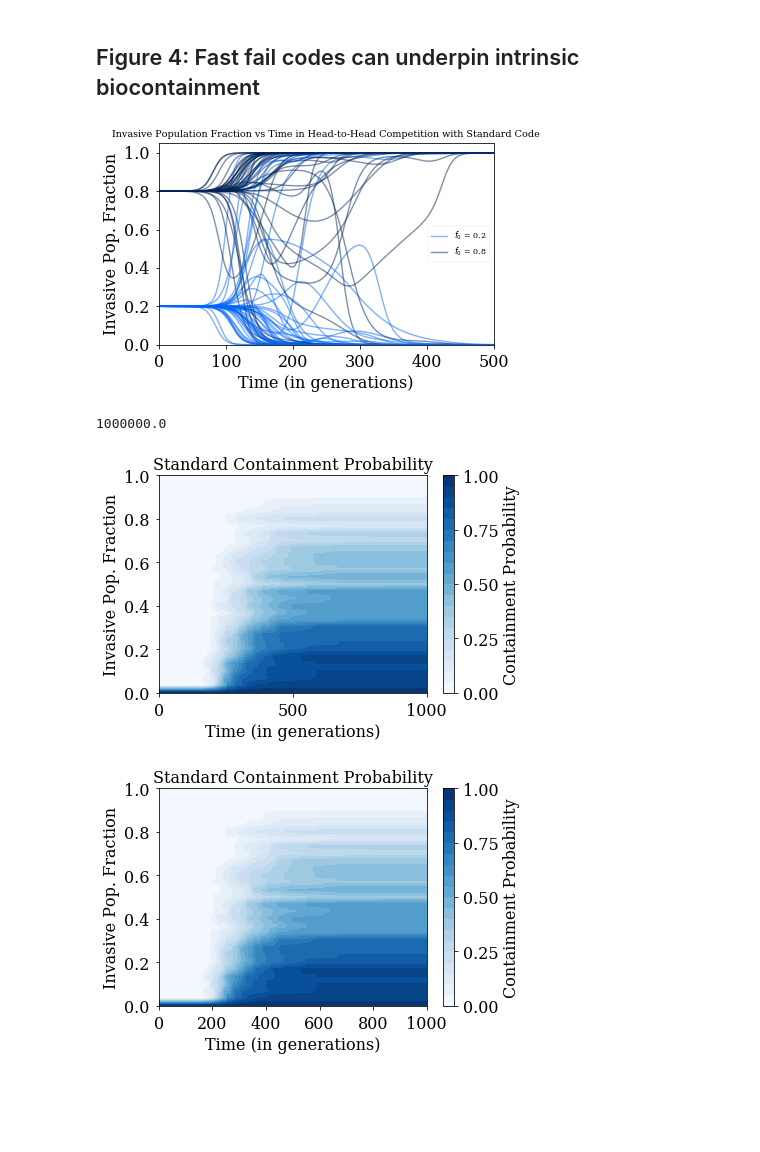
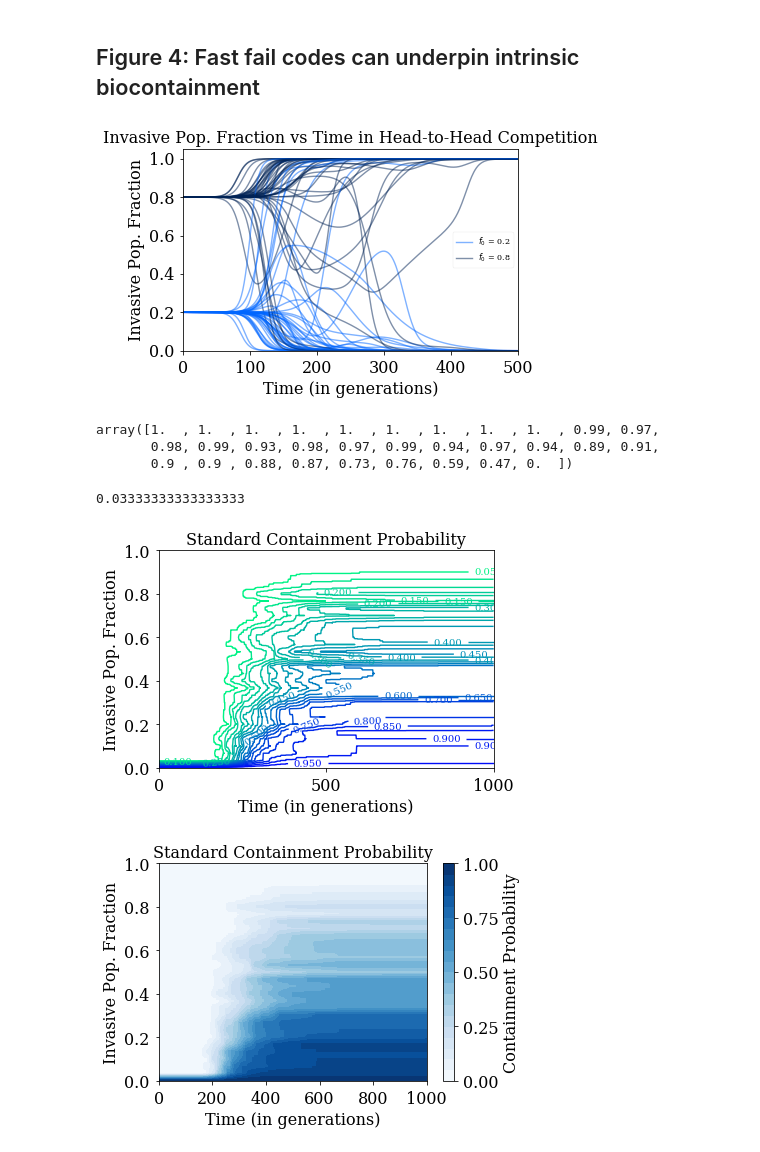
Before and after one commit to EndyLab/codon-tables, a Jupyter notebook: notebooks/fast_fail_figs.ipynb, the cells around one changed output. Saved outputs shown, nothing was run; the diff lists cells and outputs as text; code cells hidden in the pictures; blank space fills up the shorter version.

```diff
--- a/notebooks/fast_fail_figs.ipynb
+++ b/notebooks/fast_fail_figs.ipynb
@@ -307,6 +307,20 @@ red14.codonTable
 #############
 # Figure 3a #
 #############
+
+# control aesthetics
+sns.set_style('white')
+sns.set_style('ticks')
+
+labelsize=16
+width = 4
+height = width / 1.618
+
+plt.rc('font', family='serif')
+plt.rc('xtick', labelsize=labelsize)
+plt.rc('ytick', labelsize=labelsize)
+plt.rc('axes', labelsize=labelsize)
+
 # populate sim
 LUCA = strain(N_pop=1e6, fitness=0, mu=2e-5)
 sim = thunderflask(LUCA)
@@ -347,7 +361,7 @@ with sns.axes_style("white"):
             pop = bact.poptrace
             plt.semilogy(t, pop, color=smallcolors[i-n_big])
 
-plt.xlabel('Time (in generations)')
+plt.xlabel('Time (in generations)', fontsize=labelsize)
 plt.ylabel('Population Size')
 plt.title('Standard Code: Population Traces for Established Strains')
 plt.xlim([T_curr, T_sim])
@@ -453,18 +467,17 @@ DF = pd.DataFrame()
 filenames = [
     '/home/jonathan/Lab/ATD/codon-tables/data/manuscript/N=1e6_b=1_l=2/Standard_Code_1/output/2018-03-23_Standard_Code_1_concatenated.pickle', # standard code
     '/home/jonathan/Dropbox/Lab/ATD/codon-tables/data/manuscript/N=1e6_b=1_l=2/Colorado_0/output/2018-03-23_Colorado_0_concatenated.pickle', # colorado
-#     '/home/jonathan/Dropbox/Lab/ATD/codon-tables/data/manuscript/N=1e6_b=1_l=2/FF20_0/output/2018-03-23_FF20_0_concatenated.pickle', # FF20
-#     '/home/jonathan/Dropbox/Lab/ATD/codon-tables/data/manuscript/N=1e6_b=1_l=2/FF16_0/output/2018-03-23_FF16_0_concatenated.pickle', # FF16
-#     '/home/jonathan/Lab/ATD/codon-tables/data/manuscript/N=1e6_b=1_l=2/RED20_0/output/2018-04-10_RED20_0_concatenated.pickle', # RED20
-#     '/home/jonathan/Lab/ATD/codon-tables/data/manuscript/N=1e6_b=1_l=2/RED14_0/output/2018-04-10_RED14_0_concatenated.pickle', # RED14
-#     '/home/jonathan/Lab/ATD/codon-tables/data/manuscript/N=1e6_b=1_l=2/PROMISC20_0/output/2018-04-12_PROMISC20_0_concatenated.pickle' # PROMISC20
+    '/home/jonathan/Dropbox/Lab/ATD/codon-tables/data/manuscript/N=1e6_b=1_l=2/FF20_0/output/2018-03-23_FF20_0_concatenated.pickle', # FF20
+    '/home/jonathan/Dropbox/Lab/ATD/codon-tables/data/manuscript/N=1e6_b=1_l=2/FF16_0/output/2018-03-23_FF16_0_concatenated.pickle', # FF16
+    '/home/jonathan/Lab/ATD/codon-tables/data/manuscript/N=1e6_b=1_l=2/RED20_0/output/2018-04-10_RED20_0_concatenated.pickle', # RED20
+    '/home/jonathan/Lab/ATD/codon-tables/data/manuscript/N=1e6_b=1_l=2/RED14_0/output/2018-04-10_RED14_0_concatenated.pickle', # RED14
+    '/home/jonathan/Lab/ATD/codon-tables/data/manuscript/N=1e6_b=1_l=2/PROMISC20_0/output/2018-04-14_PROMISC20_0_concatenated.pickle' # PROMISC20
 ]
 # get dataframes
+dfs = []
 for file in filenames:
     with open(file, 'rb') as handle:
-        df = pickle.load(handle)
-        df = df.loc[(df['time'] < 10)]
-        DF = pd.concat([DF, df])
-        del df
+        dfs.append(pickle.load(handle).loc[9999])
+DF = pd.concat(dfs, copy=False)
 # with open(filenames[0], 'rb') as handle:
 #     df = pickle.load(handle)
@@ -845,35 +915,35 @@ for sim in sims:
         lildf = df.loc[df['sim'] == sim]
         n_0 = lildf['N_0'][0]/1e6
         line, color = linestyle[str(n_0)]
         if n_0 == lowfrac:
             if label_small:
                 label = r'$f_0$ = {0}'.format(lowfrac)
                 label_small = False
             else:
                 label = ''
         else:
             if label_large:
                 label = r'$f_0$ = {0}'.format(highfrac)
                 label_large = False
             else:
                 label = ''
         plt.plot(lildf['time'], lildf['popfrac'], line, label=label, color=color, alpha=alpha)
 
 plt.ylim([0,1.05])
 plt.xlim([0,500])
 # plt.yticks([0, 0.25, 0.5, 0.75, 1])
-plt.title('Invasive Population Fraction vs Time in Head-to-Head Competition with Standard Code')
+plt.title('Invasive Pop. Fraction vs Time in Head-to-Head Competition', fontsize=labelsize)
 plt.xlabel('Time (in generations)')
 plt.ylabel('Invasive Pop. Fraction')
 plt.legend()
 fig = plt.gcf()
 ax = plt.gca()
 fig.set_size_inches(width, height)
 # ax.set_xscale("log")
 plt.savefig('/home/jonathan/Lab/Fast Fail/Figures/Figure 4/4a_individual_traces.svg')
 plt.show()
 # %% [output]
-[figure, old version]
+[figure, new version]
 # %%
 # generate probabilities
 def contain_probability(DF, code):
@@ -906,14 +976,16 @@ def endpoint_contain(DF, code):
         lildf = df.loc[df['N_0'] == n_0]
         contain[i] = sum(lildf['popfrac'] == 0) / num_sims
     return contain, N_0
-# %%
-code = 'Standard'
-df = DF.loc[DF['code'] == code]
-N_0 = list(set(df['N_0']))
-N_0.sort()
-N_0[-1]
-# %% [output]
-1000000.0
+# %%
+RED20_contour[:,-1]
+# %% [output]
+array([1.  , 1.  , 1.  , 1.  , 1.  , 1.  , 1.  , 1.  , 1.  , 0.99, 0.97,
+       0.98, 0.99, 0.93, 0.98, 0.97, 0.99, 0.94, 0.97, 0.94, 0.89, 0.91,
+       0.9 , 0.9 , 0.88, 0.87, 0.73, 0.76, 0.59, 0.47, 0.  ])
+# %%
+N_0[np.where(Standard_contour[:,-1] <= 0.99)[0][0]]/1e6
+# %% [output]
+0.03333333333333333
 # %%
 Standard_contour, t, N_0 = contain_probability(DF, 'Standard')
 Colorado_contour, t, N_0 = contain_probability(DF, 'Colorado')
@@ -975,8 +1047,8 @@ plt.rc('ytick', labelsize=labelsize)
 plt.rc('axes', labelsize=labelsize)
 
 X, Y = np.meshgrid(t, np.array(N_0)/1e6)
-CS = plt.contourf(X, Y, contour, 20, cmap=cmap, vmin=0, vmax=1)
-#plt.clabel(CS, inline=1, fontsize=10)
+CS = plt.contour(X, Y, contour, 20, cmap=plt.cm.winter_r, vmin=0, vmax=1)
+plt.clabel(CS, inline=1, fontsize=10)#, colors='black')
 ax = plt.gca()
 # ax.set_yscale("log")
 # plt.xlim([0, 500])
@@ -985,8 +1057,8 @@ ax = plt.gca()
 plt.xticks([0, 500, 1000])
 # ax.set_xscale("log")
 
-cbar = plt.colorbar(CS, ticks=[0, 0.25, 0.5, 0.75, 1])
-cbar.ax.set_ylabel('Containment Probability')
+# cbar = plt.colorbar(CS, ticks=[0, 0.25, 0.5, 0.75, 1])
+# cbar.ax.set_ylabel('Containment Probability')
 plt.clim(0,1)
 
 path = '/home/jonathan/Lab/Fast Fail/Figures/Figure 4/'
@@ -994,10 +1066,11 @@ path = '/home/jonathan/Lab/Fast Fail/Figures/Figure 4/'
 plt.title('{0} Containment Probability'.format(code), fontsize=labelsize)
 plt.xlabel('Time (in generations)')
 plt.ylabel('Invasive Pop. Fraction')
-# plt.savefig(path+'{0}_contour_log.svg'.format(code))
+# sns.despine()
+plt.savefig(path+'{0}_contour_lines.svg'.format(code))
 plt.show()
 # %% [output]
-[figure, old version]
+[figure, new version]
 # %%
 # 4b: generate linear contour plot
 contours = {
```
Also changed, not shown: parts of 10 cells of this notebook.
